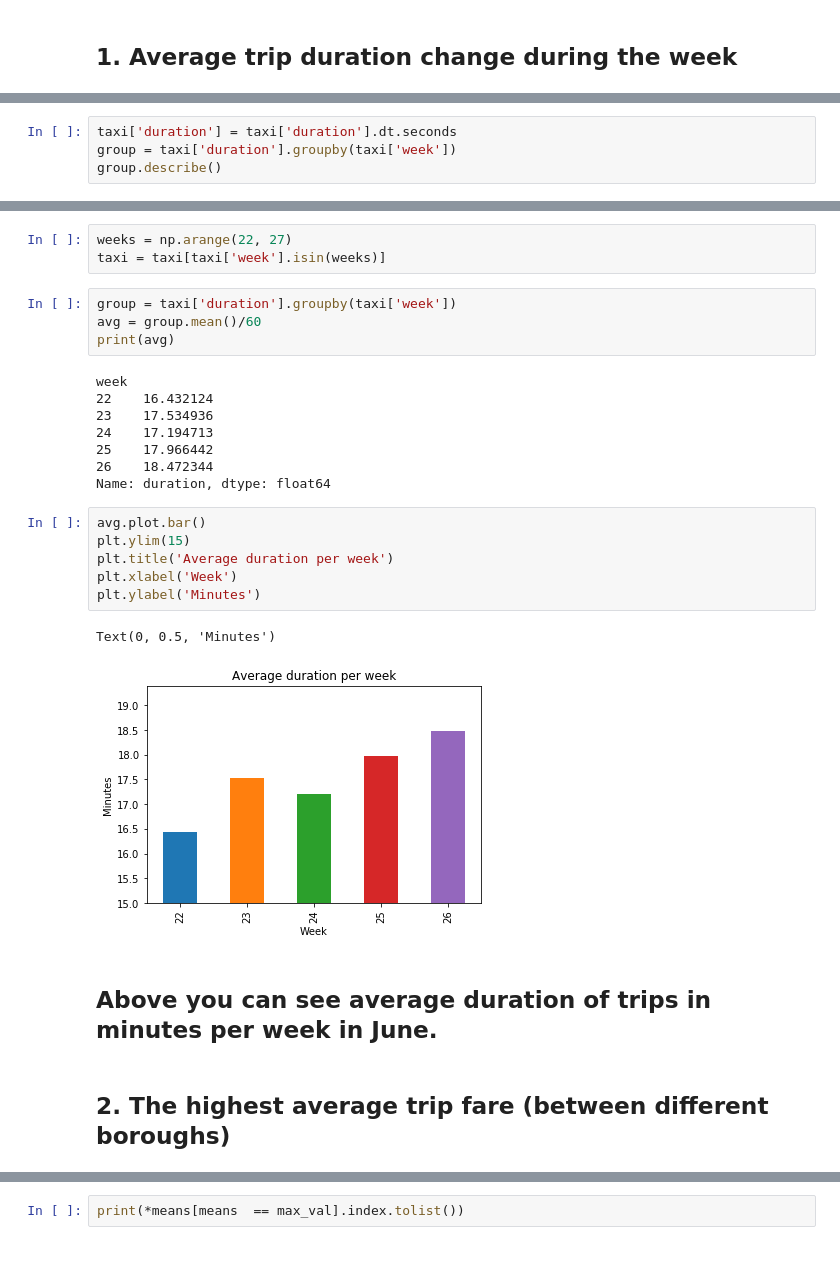
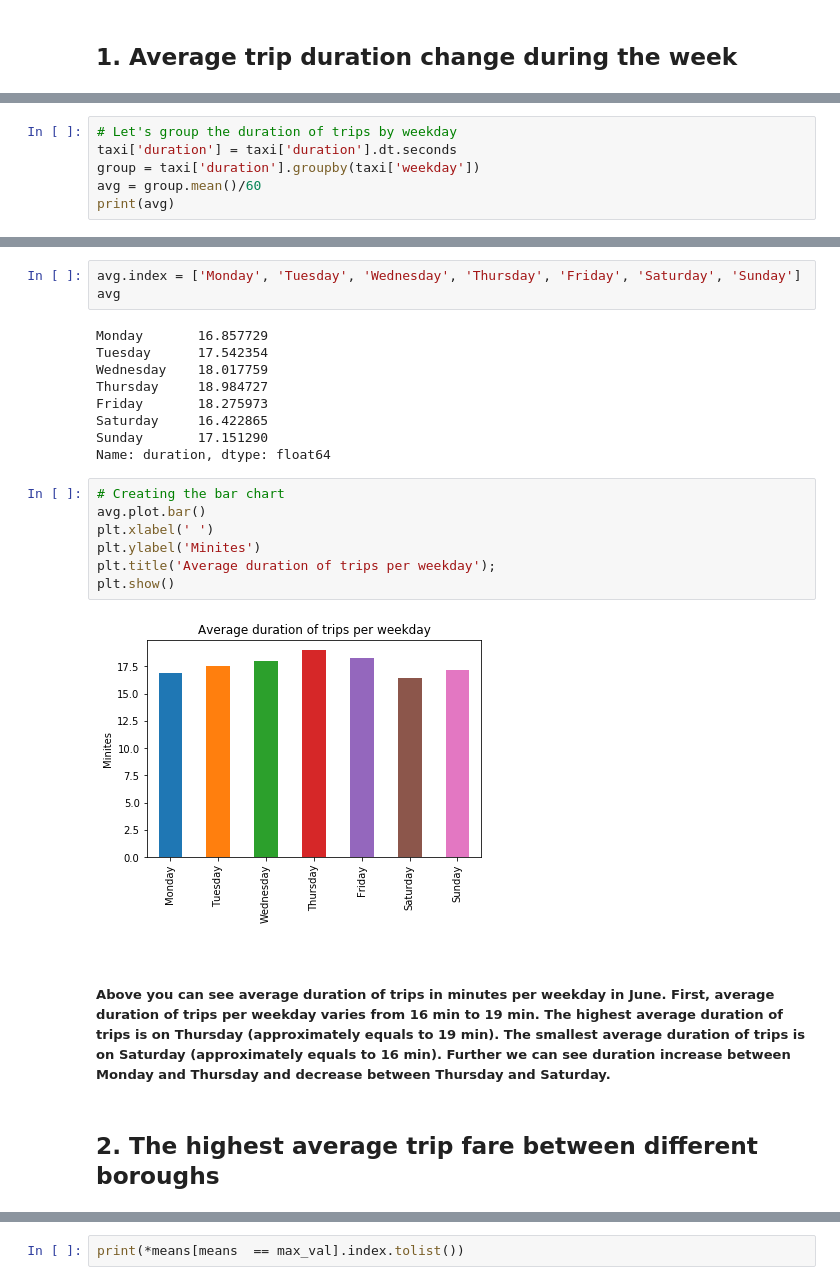
Before and after one commit to tatianayeliseeva/Analyst_assignment, a Jupyter notebook: Analyst_HA.ipynb, the cells around one changed output, grey strips where cells are left out. Saved outputs shown, nothing was run; the diff lists cells and outputs as text; blank space fills up the shorter version.

Commit message:
The first task was updated in order to provide a better solution

```diff
--- a/Analyst_HA.ipynb
+++ b/Analyst_HA.ipynb
@@ -67,5 +70,7 @@ taxi.head()
 # %%
+# Let's group the duration of trips by weekday
 taxi['duration'] = taxi['duration'].dt.seconds
-group = taxi['duration'].groupby(taxi['week'])
-group.describe()
+group = taxi['duration'].groupby(taxi['weekday'])
+avg = group.mean()/60
+print(avg)
 # %% [output]
@@ -92,29 +86,26 @@ group.describe()
-# %%
-weeks = np.arange(22, 27)
-taxi = taxi[taxi['week'].isin(weeks)]
-# %%
-group = taxi['duration'].groupby(taxi['week'])
-avg = group.mean()/60
-print(avg)
-# %% [output]
-week
-22    16.432124
-23    17.534936
-24    17.194713
-25    17.966442
-26    18.472344
-Name: duration, dtype: float64
-# %%
-avg.plot.bar()
-plt.ylim(15)
-plt.title('Average duration per week')
-plt.xlabel('Week')
-plt.ylabel('Minutes')
-# %% [output]
-Text(0, 0.5, 'Minutes')
-[figure, removed]
-# %% [markdown]
-## Above you can see average duration of trips in minutes per week in June.
+# %%
+avg.index = ['Monday', 'Tuesday', 'Wednesday', 'Thursday', 'Friday', 'Saturday', 'Sunday']
+avg
+# %% [output]
+Monday       16.857729
+Tuesday      17.542354
+Wednesday    18.017759
+Thursday     18.984727
+Friday       18.275973
+Saturday     16.422865
+Sunday       17.151290
+Name: duration, dtype: float64
+# %%
+# Creating the bar chart
+avg.plot.bar()
+plt.xlabel(' ')
+plt.ylabel('Minites')
+plt.title('Average duration of trips per weekday');
+plt.show()
+# %% [output]
+[figure, added]
+# %% [markdown]
+##### Above you can see average duration of trips in minutes per weekday in June. First, average duration of trips per weekday varies from 16 min to 19 min. The highest average duration of trips is on Thursday (approximately equals to 19 min). The smallest average duration of trips is on Saturday (approximately equals to 16 min). Further we can see duration increase between Monday and Thursday and decrease between Thursday and Saturday.
 # %% [markdown]
-## 2. The highest average trip fare (between different boroughs)
+## 2. The highest average trip fare between different boroughs
 # %%
```
Also changed, not shown: parts of 20 cells of this notebook.
